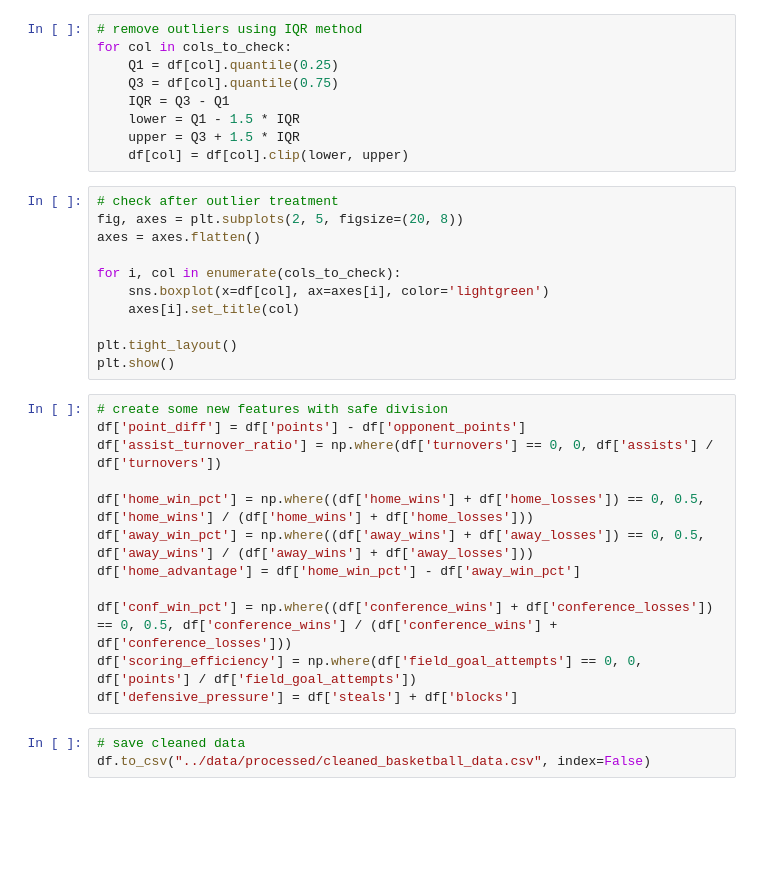
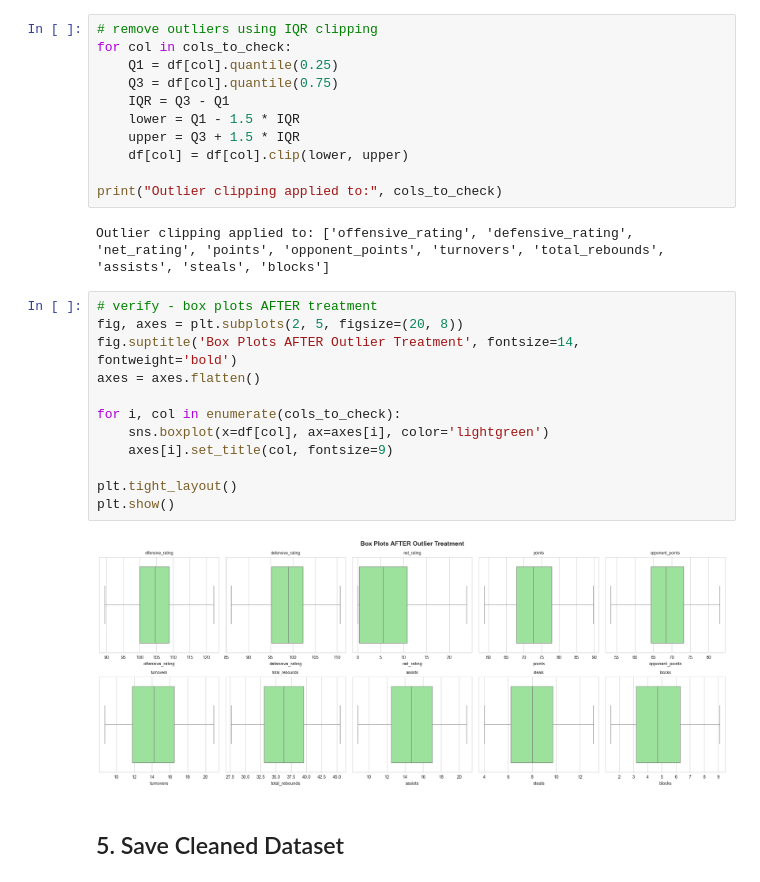
Before and after one commit to alpha4atharva/datascience, a Jupyter notebook: notebooks/01_data_cleaning.ipynb, the cells around one changed output. Saved outputs shown, nothing was run; the diff lists cells and outputs as text; blank space fills up the shorter version.

```diff
--- a/notebooks/01_data_cleaning.ipynb
+++ b/notebooks/01_data_cleaning.ipynb
@@ -35,5 +140,5 @@ plt.show()
 # %%
-# remove outliers using IQR method
+# remove outliers using IQR clipping
 for col in cols_to_check:
     Q1 = df[col].quantile(0.25)
     Q3 = df[col].quantile(0.75)
@@ -41,29 +146,23 @@ for col in cols_to_check:
     lower = Q1 - 1.5 * IQR
     upper = Q3 + 1.5 * IQR
     df[col] = df[col].clip(lower, upper)
+
+print("Outlier clipping applied to:", cols_to_check)
+# %% [output]
+Outlier clipping applied to: ['offensive_rating', 'defensive_rating', 'net_rating', 'points', 'opponent_points', 'turnovers', 'total_rebounds', 'assists', 'steals', 'blocks']
 # %%
-# check after outlier treatment
+# verify - box plots AFTER treatment
 fig, axes = plt.subplots(2, 5, figsize=(20, 8))
+fig.suptitle('Box Plots AFTER Outlier Treatment', fontsize=14, fontweight='bold')
 axes = axes.flatten()
 
 for i, col in enumerate(cols_to_check):
     sns.boxplot(x=df[col], ax=axes[i], color='lightgreen')
-    axes[i].set_title(col)
+    axes[i].set_title(col, fontsize=9)
 
 plt.tight_layout()
 plt.show()
+# %% [output]
+[figure, added]
-# %%
-# create some new features with safe division
-df['point_diff'] = df['points'] - df['opponent_points']
-df['assist_turnover_ratio'] = np.where(df['turnovers'] == 0, 0, df['assists'] / df['turnovers'])
-
-df['home_win_pct'] = np.where((df['home_wins'] + df['home_losses']) == 0, 0.5, df['home_wins'] / (df['home_wins'] + df['home_losses']))
-df['away_win_pct'] = np.where((df['away_wins'] + df['away_losses']) == 0, 0.5, df['away_wins'] / (df['away_wins'] + df['away_losses']))
-df['home_advantage'] = df['home_win_pct'] - df['away_win_pct']
-
-df['conf_win_pct'] = np.where((df['conference_wins'] + df['conference_losses']) == 0, 0.5, df['conference_wins'] / (df['conference_wins'] + df['conference_losses']))
-df['scoring_efficiency'] = np.where(df['field_goal_attempts'] == 0, 0, df['points'] / df['field_goal_attempts'])
-df['defensive_pressure'] = df['steals'] + df['blocks']
-# %%
-# save cleaned data
-df.to_csv("../data/processed/cleaned_basketball_data.csv", index=False)
+# %% [markdown]
+## 5. Save Cleaned Dataset
```
Also changed, not shown: parts of 14 cells of this notebook, 16 other files.
